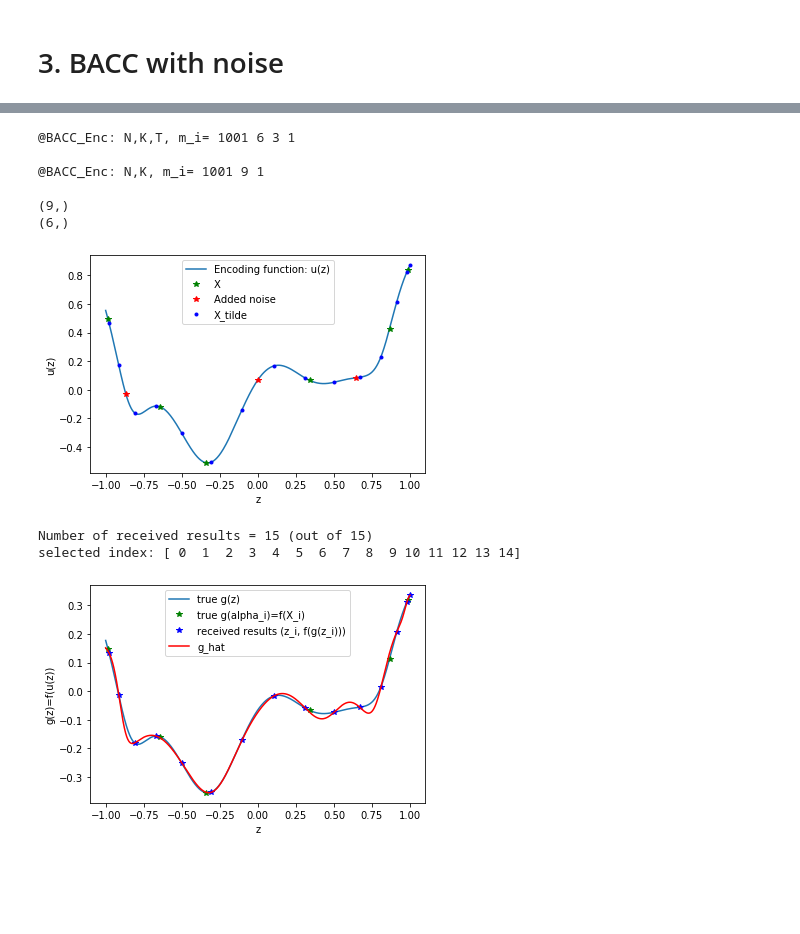
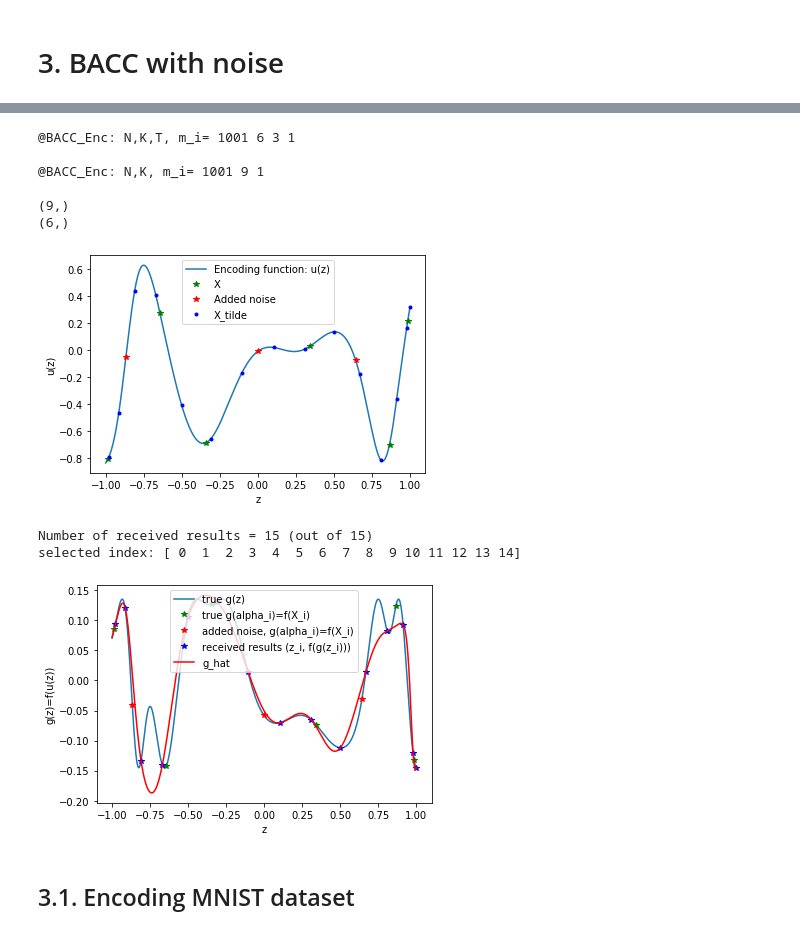
Before and after one commit to jinhyun-so/CodedPrivateNN, a Jupyter notebook: Berrut_Approximation.ipynb, the cells around one changed output, grey strips where cells are left out. Saved outputs shown, nothing was run; the diff lists cells and outputs as text; code cells hidden in the pictures; blank space fills up the shorter version.

Commit message:
Update code for BACC with Noise

```diff
--- a/Berrut_Approximation.ipynb
+++ b/Berrut_Approximation.ipynb
@@ -677,8 +677,10 @@ def my_func(inputs):
 
     for i in range(len(inputs)):
         x = inputs[i]
-        outputs[i] =  0.5 * x - 0.1
+#         outputs[i] =  0.5 * x - 0.1
+        outputs[i] = - 0.2* x * np.cos(x) + 0.6*(x-0.55)*(x+0.25)*(x+0.75)
     return outputs
+
 
 x_plot = (np.array(range(120))-60)/50
 y_plot = my_func(my_inputs)
@@ -781,7 +784,7 @@ print("selected index:", idxs_users)
 f_dec_ = BACC_Dec(f_tilde[idxs_users,:,:], alpha_array_, z_array[idxs_users])
 plt.plot(alpha_array_[alpha_idx],Y_tilde_[alpha_idx],label='true g(z)')
 plt.plot(alpha_array[x_idxs],Y_array[x_idxs],'g*',label='true g(alpha_i)=f(X_i)')
-plt.plot(alpha_array[noise_idxs],Y_array[noise_idxs],'g*',label='true g(alpha_i)=f(X_i)')
+plt.plot(alpha_array[noise_idxs],Y_array[noise_idxs],'r*',label='added noise, g(alpha_i)=f(X_i)')
 plt.plot(z_array[idxs_users],f_tilde[idxs_users,0,0],'b*', label='received results (z_i, f(g(z_i)))')
 plt.plot(alpha_array_[alpha_idx],f_dec_[alpha_idx,0,0],'r', label='g_hat')
 plt.xlabel('z')
@@ -800,32 +803,34 @@ plt.show()
 # plt.plot(z_array[idxs_users],f_tilde[idxs_users,0,0],'b*', label='received results (z_i, f(g(z_i)))')
 # plt.plot(alpha_array_[alpha_idx],f_dec_[alpha_idx,0,0],'r', label='g_hat')
 # plt.xlabel('z')
 # plt.ylabel('g(z)=f(u(z))')
 # plt.ylim([-1,1.2])
 # plt.legend()
 # plt.show()
 
 # print("Number of received results = 6 (out of 15)")
 # idxs_users = np.sort(idxs_users)
 # print("selected index:", idxs_users)
 
 # f_dec_ = BACC_Dec(f_tilde[idxs_users,:,:], alpha_array_, z_array[idxs_users])
 # plt.plot(alpha_array_[alpha_idx],Y_tilde_[alpha_idx],label='true g(z)')
 # plt.plot(alpha_array,Y_array,'g*',label='true g(alpha_i)=f(X_i)')
 # plt.plot(z_array[idxs_users],f_tilde[idxs_users,0,0],'b*', label='received results (z_i, f(g(z_i)))')
 # plt.plot(alpha_array_[alpha_idx],f_dec_[alpha_idx,0,0],'r', label='g_hat')
 # plt.xlabel('z')
 # plt.ylabel('g(z)=f(u(z))')
 # plt.legend()
 # plt.show()
 # %% [output]
 @BACC_Enc: N,K,T, m_i= 1001 6 3 1
 
 @BACC_Enc: N,K, m_i= 1001 9 1
 
 (9,)
 (6,)
-[figure, old version]
+[figure, new version]
 Number of received results = 15 (out of 15)
 selected index: [ 0  1  2  3  4  5  6  7  8  9 10 11 12 13 14]
-[figure, old version]
+[figure, new version]
+# %% [markdown]
+## 3.1. Encoding MNIST dataset
```
Also changed, not shown: parts of 9 cells of this notebook, 6 other files.
